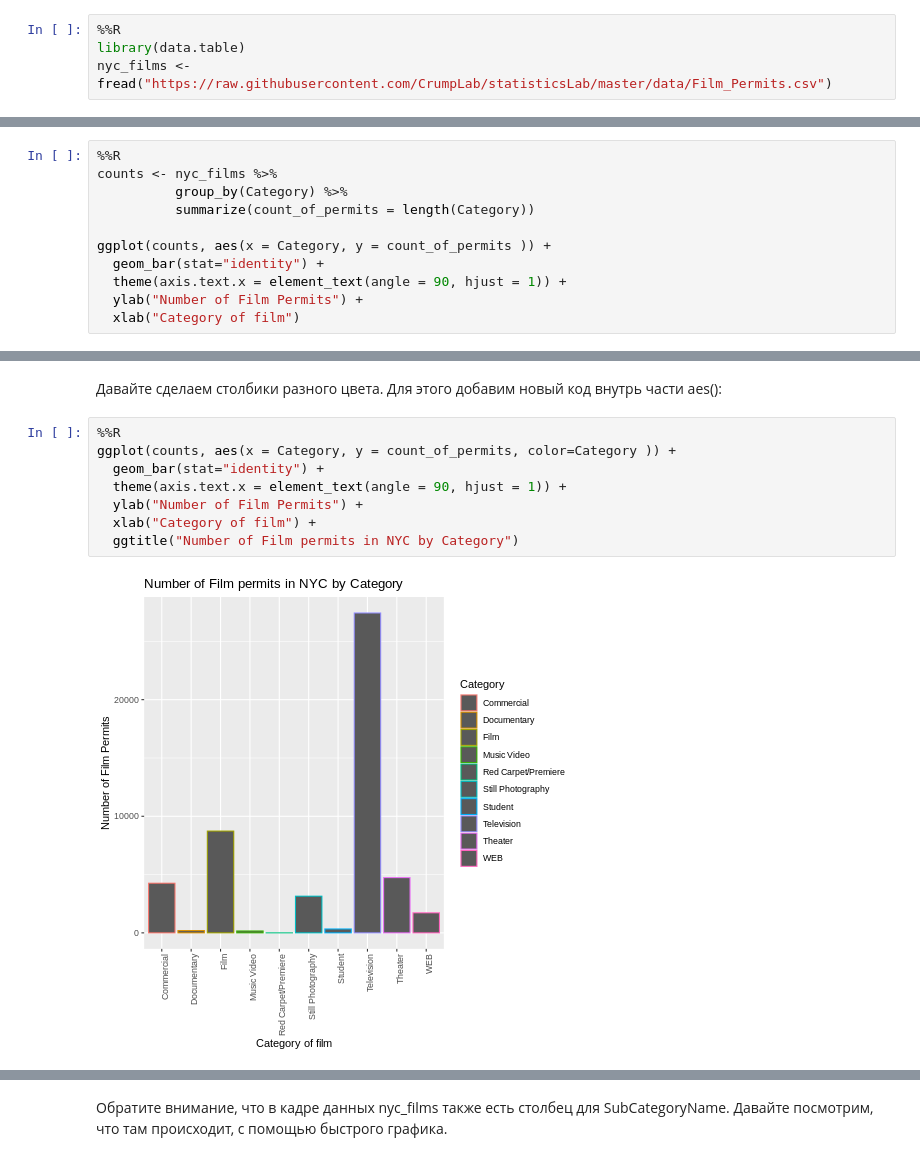
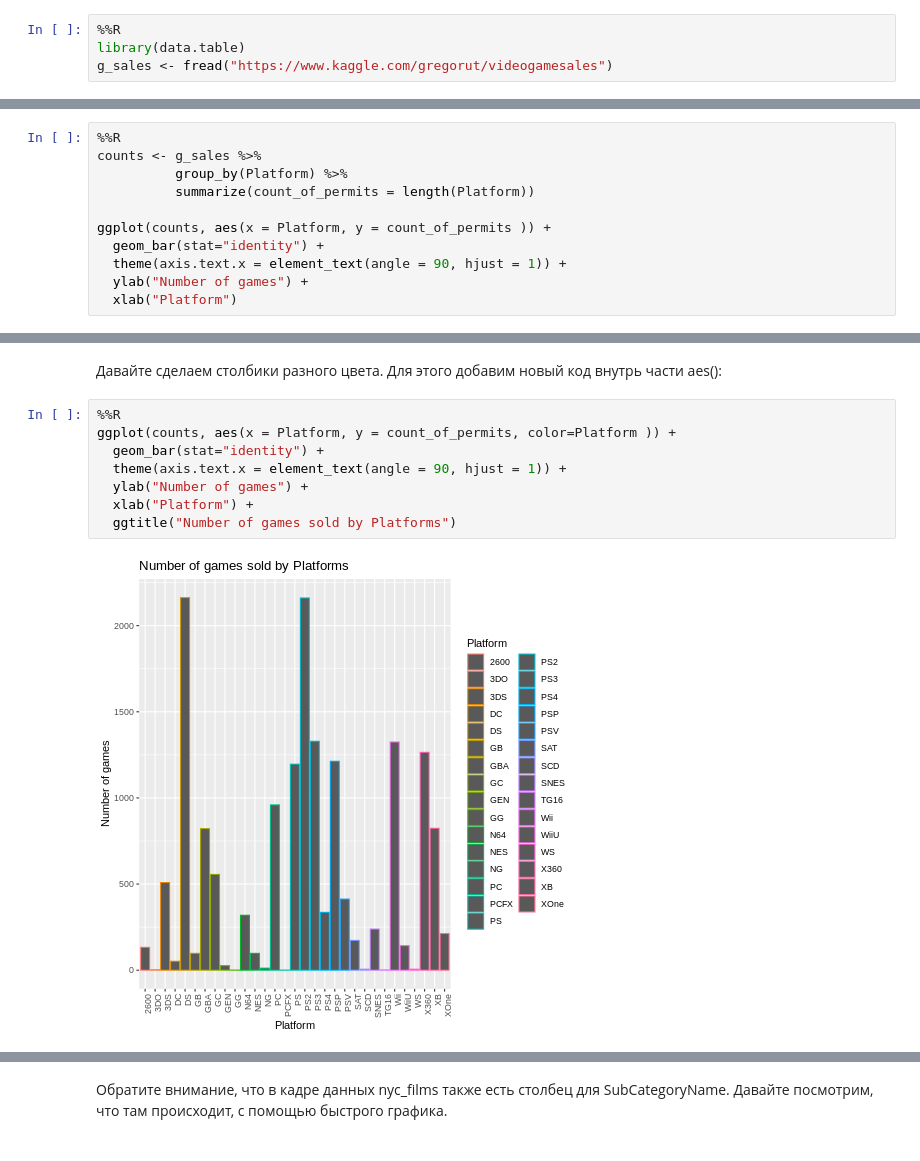
Before and after one commit to Chupocabra/comp_tech, a Jupyter notebook: Копия_блокнота_"Lect_1_ipynb".ipynb, the cells around one changed output, grey strips where cells are left out. Cells and saved outputs as stored; diff of their text form.

```diff
--- a/Копия_блокнота_"Lect_1_ipynb".ipynb
+++ b/Копия_блокнота_"Lect_1_ipynb".ipynb
@@ -28,7 +28,7 @@ nyc_films <-fread("D:/Дисциплины/Прикладная статисти
 # %%
 %%R
 library(data.table)
-nyc_films <- fread("https://raw.githubusercontent.com/CrumpLab/statisticsLab/master/data/Film_Permits.csv")
+g_sales <- fread("https://www.kaggle.com/gregorut/videogamesales")
 # %% [output]
  [0%] Downloaded 1378 bytes...
  [0%] Downloaded 2756 bytes...
@@ -118,12 +118,12 @@ ggplot(counts, aes(x = Category, y = count_of_permits )) +
 # %%
 %%R
-counts <- nyc_films %>%
-          group_by(Category) %>%
-          summarize(count_of_permits = length(Category))
+counts <- g_sales %>%
+          group_by(Platform) %>%
+          summarize(count_of_permits = length(Platform))
 
-ggplot(counts, aes(x = Category, y = count_of_permits )) +
+ggplot(counts, aes(x = Platform, y = count_of_permits )) +
   geom_bar(stat="identity") +
   theme(axis.text.x = element_text(angle = 90, hjust = 1)) +
-  ylab("Number of Film Permits") +
-  xlab("Category of film")
+  ylab("Number of games") +
+  xlab("Platform")
 # %% [output]
@@ -132,13 +132,13 @@ ggplot(counts, aes(x = Category, y = count_of_permits )) +
 Давайте сделаем столбики разного цвета. Для этого добавим новый код внутрь части aes():
 # %%
 %%R
-ggplot(counts, aes(x = Category, y = count_of_permits, color=Category )) +
+ggplot(counts, aes(x = Platform, y = count_of_permits, color=Platform )) +
   geom_bar(stat="identity") +
   theme(axis.text.x = element_text(angle = 90, hjust = 1)) +
-  ylab("Number of Film Permits") +
-  xlab("Category of film") +
-  ggtitle("Number of Film permits in NYC by Category")
+  ylab("Number of games") +
+  xlab("Platform") +
+  ggtitle("Number of games sold by Platforms")
 # %% [output]
-[figure, old version]
+[figure, new version]
 # %%
 %%R
```
Also changed, not shown: parts of 10 cells of this notebook.
